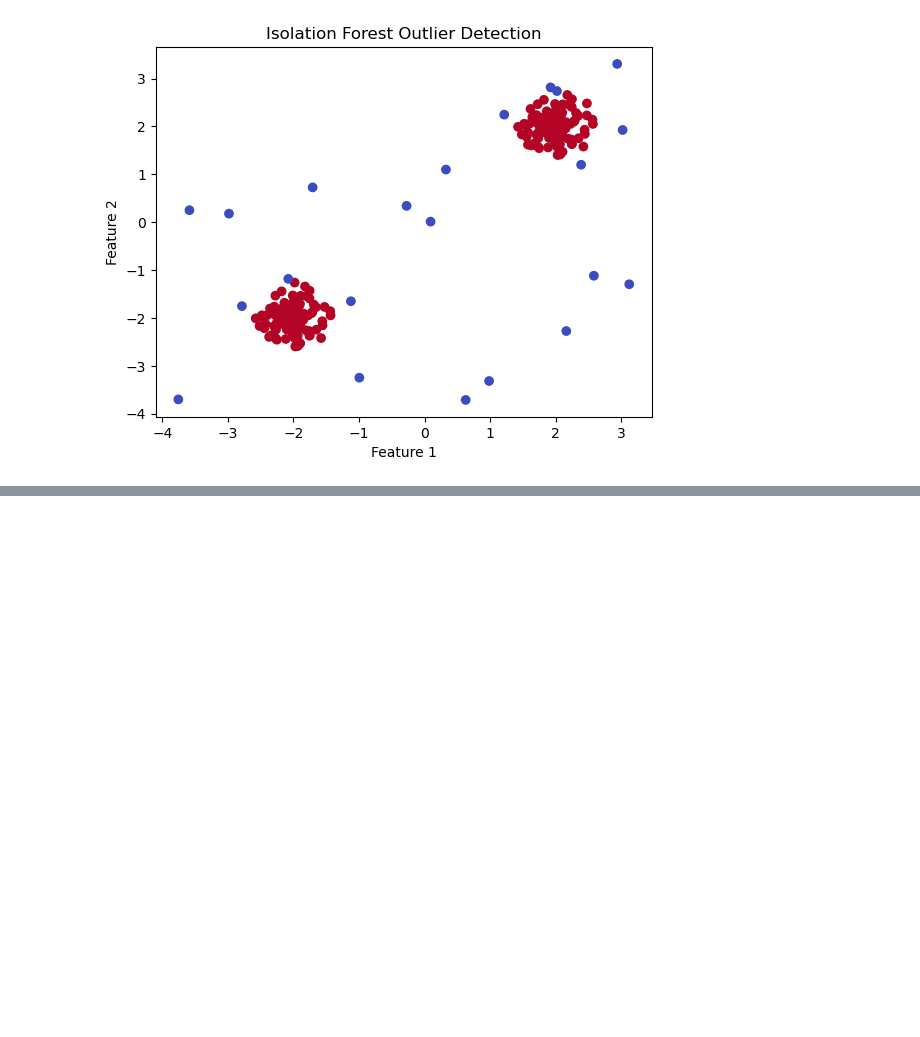
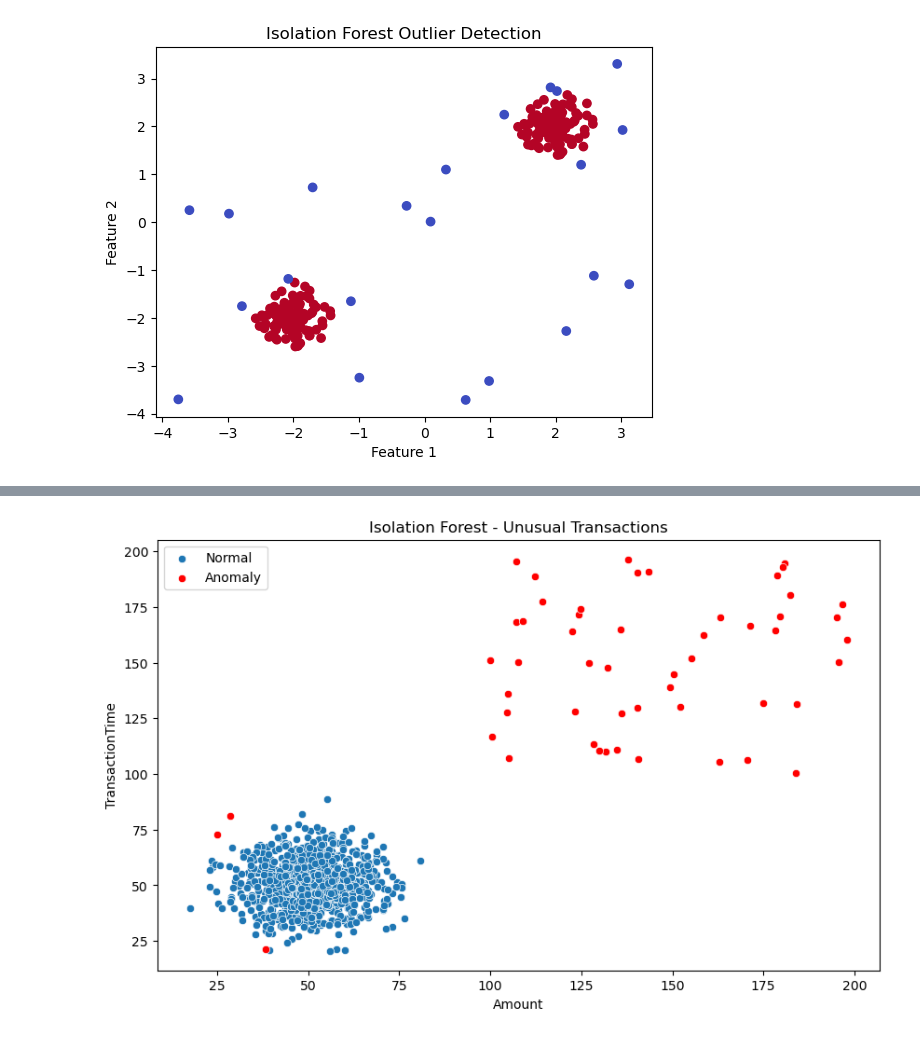
Before and after one commit to prabhat1510/bizschoolaiml, a Jupyter notebook: Usupervised Learning Part 2 Outlier Detection.ipynb, the cells around one changed output, grey strips where cells are left out. Cells and saved outputs as stored; diff of their text form; code cells hidden in the pictures; blank space fills up the shorter version.

```diff
--- a/Usupervised Learning Part 2 Outlier Detection.ipynb
+++ b/Usupervised Learning Part 2 Outlier Detection.ipynb
@@ -57,0 +66,15 @@ plt.show()
+# %%
+#Step 2: Generate a Synthetic Dataset
+# Create a synthetic financial dataset with 'Amount' and 'TransactionTime'
+rng = np.random.RandomState(42)
+
+# Normal transactions
+normal_data = rng.normal(loc=50, scale=10, size=(1000, 2))
+
+# Fraudulent transactions (outliers)
+outlier_data = rng.uniform(low=100, high=200, size=(50, 2))
+
+# Combine the data
+data = np.vstack([normal_data, outlier_data])
+df = pd.DataFrame(data, columns=["Amount", "TransactionTime"])
+#df
@@ -57,0 +95,23 @@ plt.show()
+# %%
+#Step 3: Apply Isolation Forest
+# Create and fit the Isolation Forest model
+model = IsolationForest(contamination=0.05, random_state=42)
+model.fit(df)
+
+# Predict anomalies (-1 for outlier, 1 for normal)
+df['anomaly'] = model.predict(df)
+# %%
+#Step 4: Visualize Anomalies
+# Separate normal and anomalous transactions
+normal = df[df['anomaly'] == 1]
+anomaly = df[df['anomaly'] == -1]
+
+# Plot
+plt.figure(figsize=(10,6))
+sns.scatterplot(x="Amount", y="TransactionTime", data=normal, label="Normal")
+sns.scatterplot(x="Amount", y="TransactionTime", data=anomaly, color='red', label="Anomaly")
+plt.title("Isolation Forest - Unusual Transactions")
+plt.legend()
+plt.show()
+# %% [output]
+[figure, added]
```
Also changed, not shown: parts of 2 cells of this notebook.
